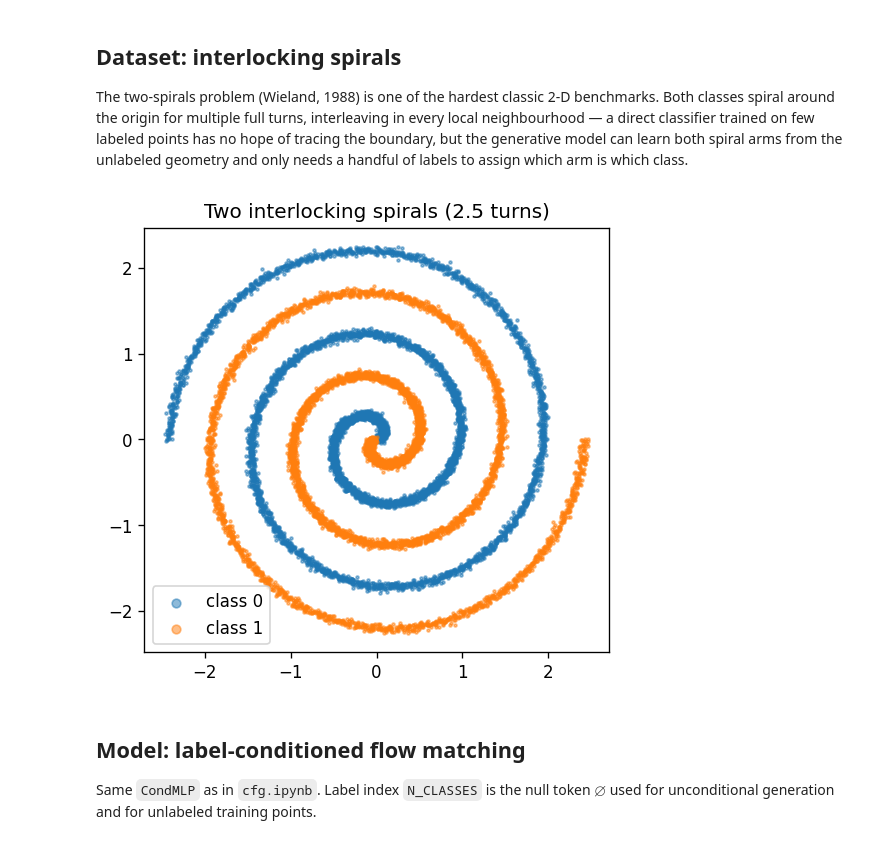
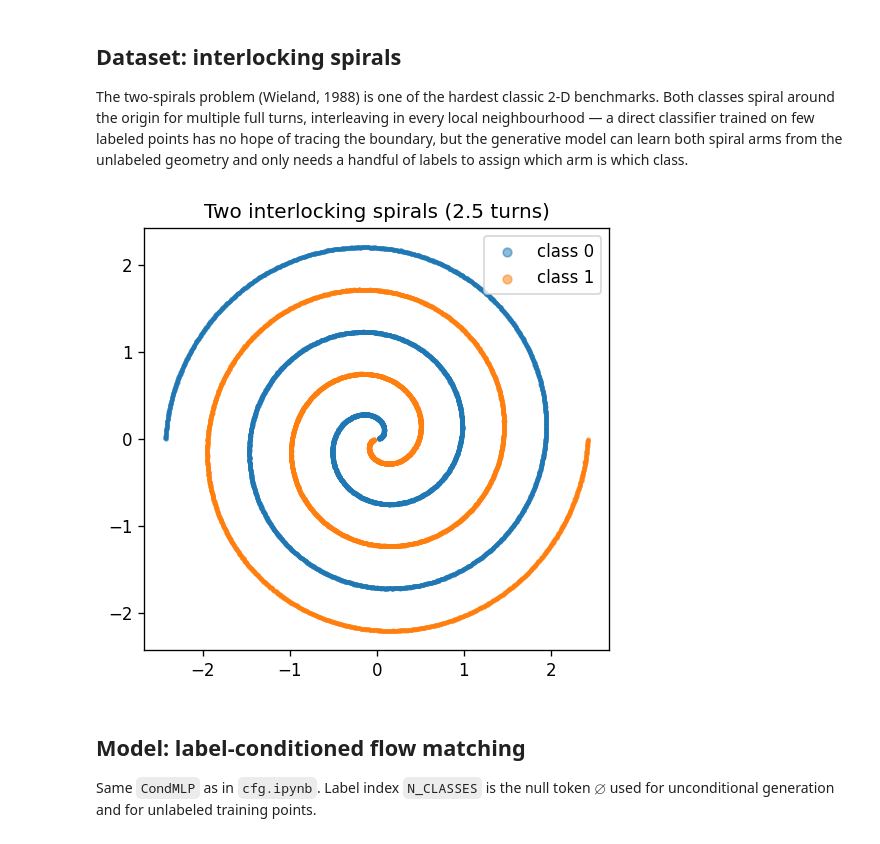
Before and after one commit to etienne87/diffusion_tutorials, a Jupyter notebook: notebooks/semi_supervised_with_cfg.ipynb, the cells around one changed output. Drawn from its saved outputs; the diff is of its cells as text; code cells hidden in the pictures.

```diff
--- a/notebooks/semi_supervised_with_cfg.ipynb
+++ b/notebooks/semi_supervised_with_cfg.ipynb
@@ -52,35 +52,35 @@ N_CLASSES = 2
 
 def make_spirals(n_samples=12000, n_turns=2.5, noise=0.01, random_state=0):
     """Two interlocking Archimedean spirals offset by π."""
     rng = np.random.default_rng(random_state)
     n   = n_samples // 2
     # evenly spaced angle from a small radius out to 1
     theta = np.linspace(0.2, n_turns * 2 * np.pi, n)
     r     = theta / (n_turns * 2 * np.pi)          # radius grows linearly
     X0 = np.stack([ r * np.cos(theta),  r * np.sin(theta)], axis=1)
     X1 = np.stack([-r * np.cos(theta), -r * np.sin(theta)], axis=1)   # offset by π
     X  = np.vstack([X0, X1])
     y  = np.hstack([np.zeros(n, dtype=int), np.ones(n, dtype=int)])
     X += rng.normal(0, noise, X.shape)
     idx = rng.permutation(len(X))
     return X[idx], y[idx]
 
-X, y = make_spirals(n_samples=12000, n_turns=2.5, noise=0.01)
+X, y = make_spirals(n_samples=12000, n_turns=2.5, noise=0.001)
 X = (X - X.mean(0)) / X.std(0)
 
 train_x = torch.tensor(X, dtype=torch.float32)
 train_y = torch.tensor(y, dtype=torch.long)
 
 fig, ax = plt.subplots(figsize=(5, 5), dpi=120)
 for k in range(N_CLASSES):
     m = (y == k)
     ax.scatter(X[m, 0], X[m, 1], s=3, label=f'class {k}', alpha=0.5, color=palette(k))
 ax.set_aspect('equal')
 ax.legend(markerscale=3)
 ax.set_title('Two interlocking spirals (2.5 turns)')
 plt.show()
 # %% [output]
-[figure, old version]
+[figure, new version]
 # %% [markdown]
 ## Model: label-conditioned flow matching
 
```
Also changed, not shown: parts of 6 cells of this notebook.
